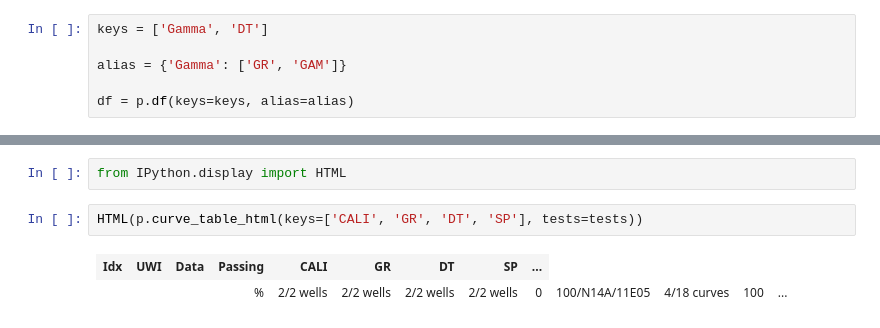
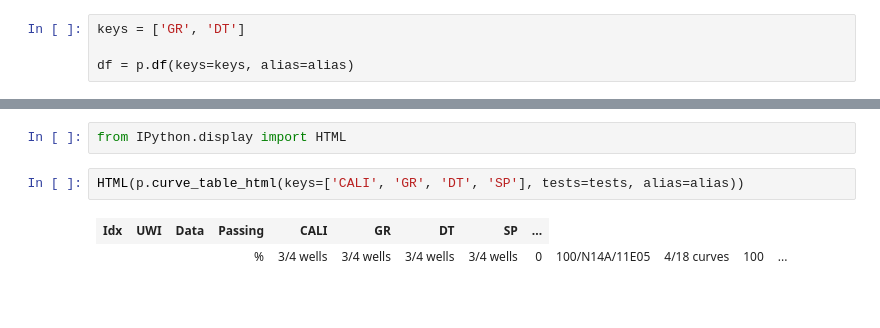
Before and after one commit to agilescientific/welly, a Jupyter notebook: tutorial/Project.ipynb, the cells around one changed output, grey strips where cells are left out. Saved outputs shown, nothing was run; the diff lists cells and outputs as text.

```diff
--- a/tutorial/Project.ipynb
+++ b/tutorial/Project.ipynb
@@ -56,9 +57,7 @@ plt.show()
 
 This makes a DataFrame using a dual index of UWI and Depth.
 # %%
-keys = ['Gamma', 'DT']
-
-alias = {'Gamma': ['GR', 'GAM']}
+keys = ['GR', 'DT']
 
 df = p.df(keys=keys, alias=alias)
 # %%
@@ -104,7 +105,7 @@ tests = {
 # %%
 from IPython.display import HTML
 # %%
-HTML(p.curve_table_html(keys=['CALI', 'GR', 'DT', 'SP'], tests=tests))
+HTML(p.curve_table_html(keys=['CALI', 'GR', 'DT', 'SP'], tests=tests, alias=alias))
 # %% [output]
 | Idx | UWI | Data | Passing | CALI | GR | DT | SP | ... |
-|  |  |  | % | 2/2 wells | 2/2 wells | 2/2 wells | 2/2 wells | 0 | 100/N14A/11E05 | 4/18 curves | 100 | ... |
+|  |  |  | % | 3/4 wells | 3/4 wells | 3/4 wells | 3/4 wells | 0 | 100/N14A/11E05 | 4/18 curves | 100 | ... |
```
Also changed, not shown: parts of 3 cells of this notebook, 1 other file.
